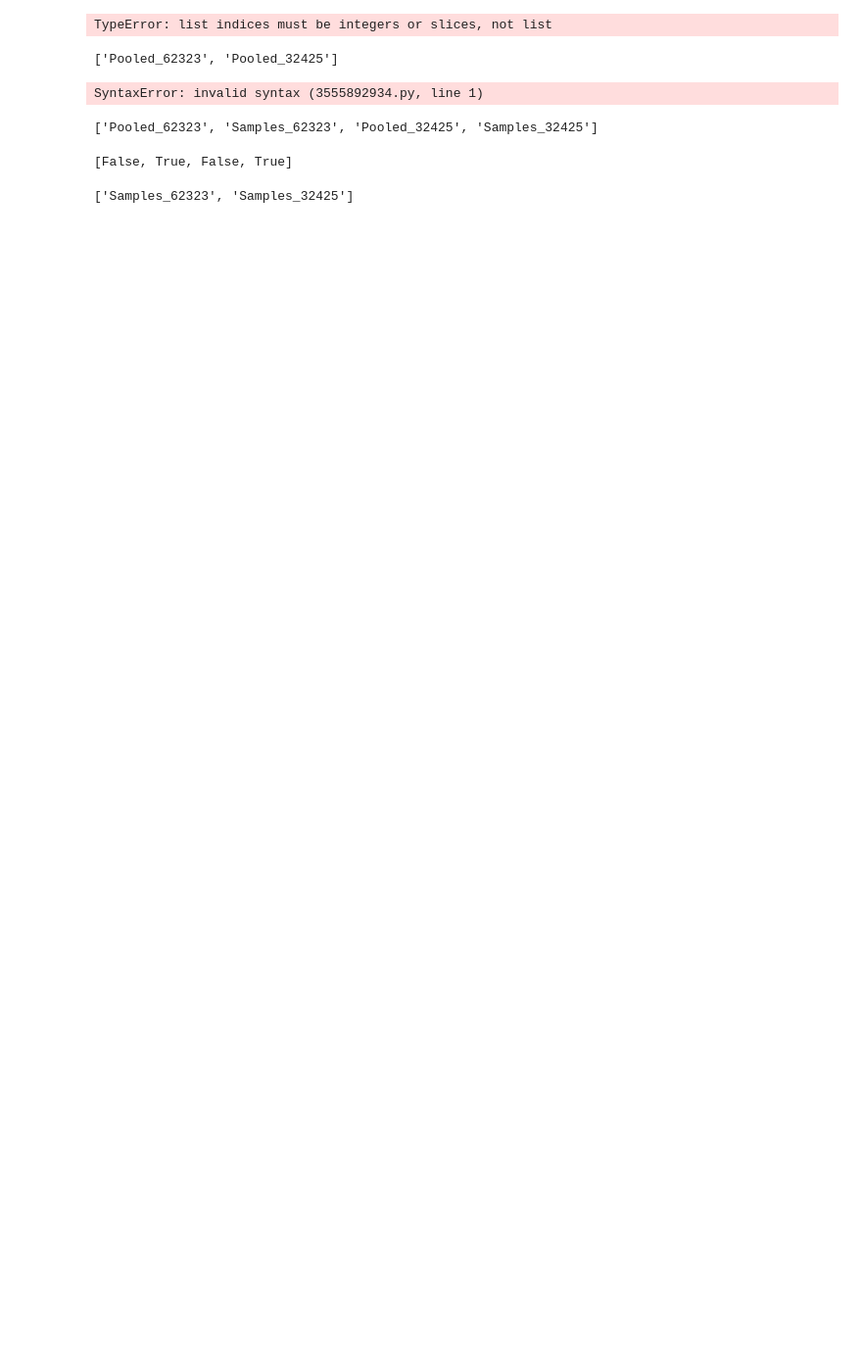
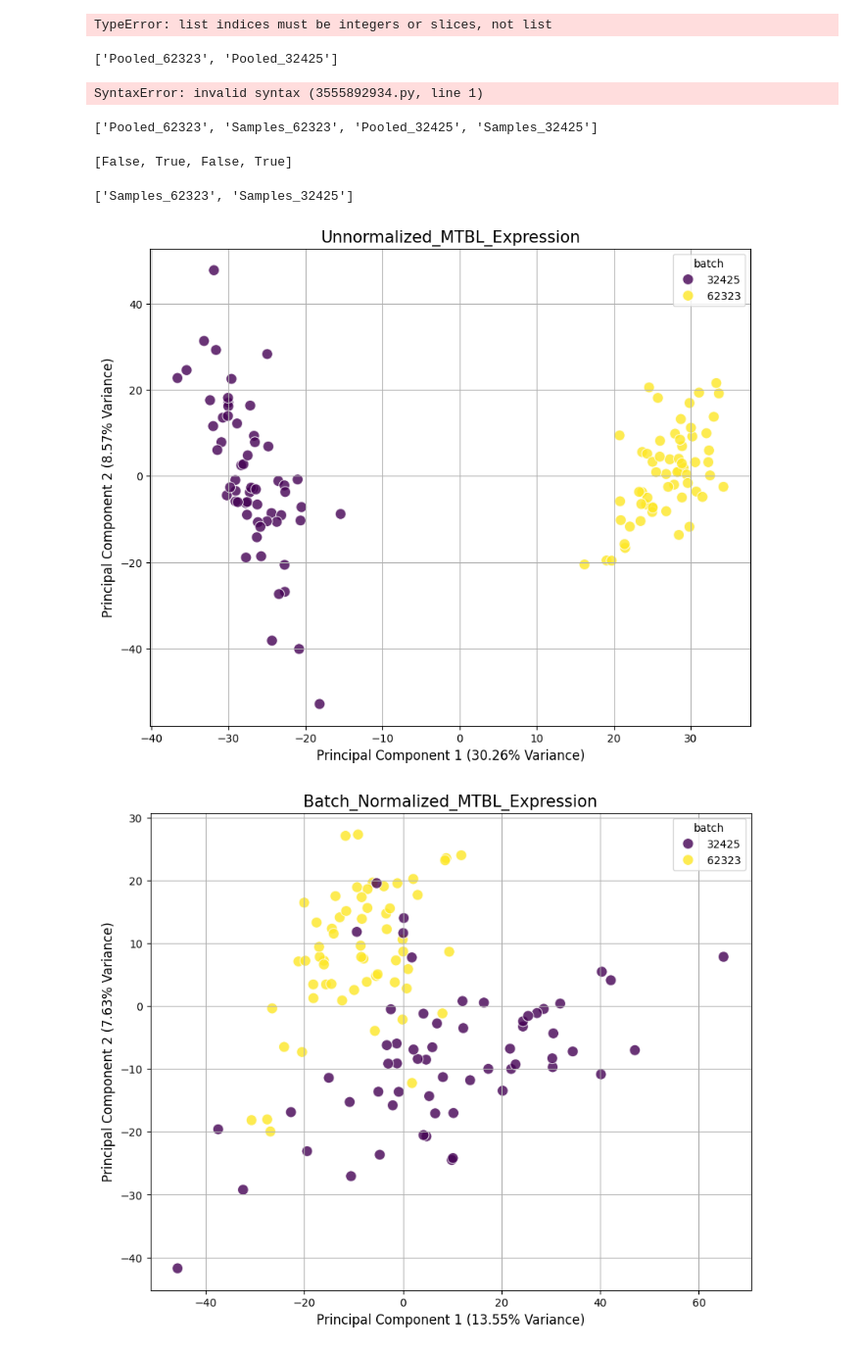
Before and after one commit to spiekos/PiekosLab, a Jupyter notebook: kaylaxu/test.MTBL_datacleaning.ipynb, the cells around one changed output. Shown at 98% size. Drawn from its saved outputs; the diff is of its cells as text; code cells hidden in the pictures; blank space fills up the shorter version.

Commit message:
modified extraction to both mtbl and lipd + updated datacleaning script (in progress)

```diff
--- a/kaylaxu/test.MTBL_datacleaning.ipynb
+++ b/kaylaxu/test.MTBL_datacleaning.ipynb
@@ -645,0 +918,18 @@ list(compress(list(exp_data.keys()), ["Sample" in x for x in exp_data.keys()]))
+# %%
+logging.basicConfig( # initiate log file
+        filename='MTBL_cleaning.log',
+        level=logging.INFO,
+        format='%(asctime)s - %(levelname)s - %(message)s',
+        filemode='w'  # Use 'w' to overwrite the file each run, or 'a' to append
+    )
+logging.info("Initializing metabolomics cleaning...")
+
+pos_exp, neg_exp = handle_missing(pos_exp, neg_exp)
+exp_data = {}
+split_exp(pos_exp, pos_batch, "POS", exp_data) # naming format = [Pooled, Samples]_[batch]_[charge]
+split_exp(neg_exp, neg_batch, "NEG", exp_data)
+# %%
+cleanHelper(exp_data, "POS", '/Users/kaylaxu/Desktop/data/clean_data/MTBL_placenta')
+# %% [output]
+[figure, added]
+[figure, added]
```
Also changed, not shown: parts of 6 cells of this notebook, 4 other files.
